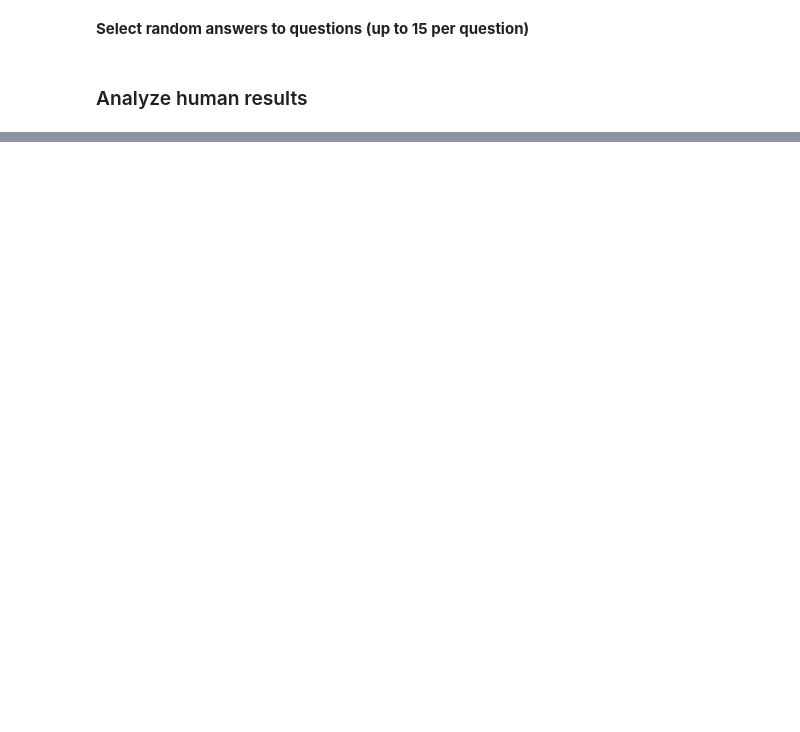
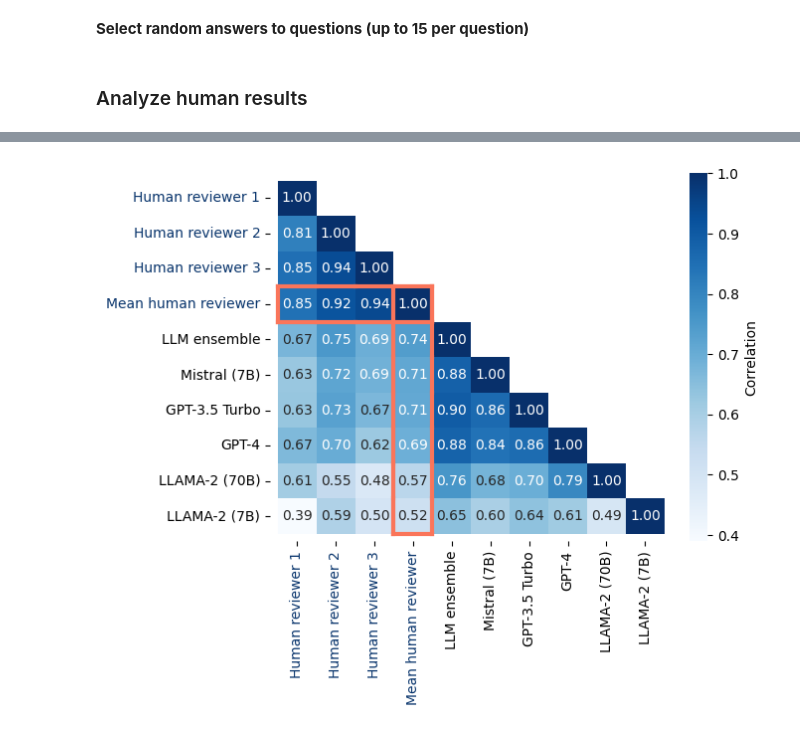
Before and after one commit to csinva/pedidose-efic-analysis, a Jupyter notebook: notebooks/01_sentiment_site_level.ipynb, the cells around one changed output, grey strips where cells are left out. Saved outputs shown, nothing was run; the diff lists cells and outputs as text; code cells hidden in the pictures; blank space fills up the shorter version.

```diff
--- a/notebooks/01_sentiment_site_level.ipynb
+++ b/notebooks/01_sentiment_site_level.ipynb
@@ -463,7 +488,7 @@ rename = {
     'Human 1': 'Human reviewer 1',
     'Human 2': 'Human reviewer 2',
     'Human 3': 'Human reviewer 3',
-    'Human ensemble': 'Human reviewer ensemble',
+    'Human ensemble': 'Mean human reviewer',
 }
 corr_df = corr_df.rename(columns=rename, index=rename)
 ax = sns.heatmap(
@@ -511,33 +536,35 @@ for r in range(0, 4):
     cx = c + coffset
     # if c == 2:
     plt.plot([rx - 0.5, rx + 0.5],
              [cx - 0.5, cx - 0.5], **kwargs)
     # if c == shape[1] - 1:
     plt.plot([rx - 0.5, rx + 0.5],
              [cx + 0.5, cx + 0.5], **kwargs)
     if r == 0:
         plt.plot([rx - 0.5, rx - 0.5],
                  [cx - 0.5, cx + 0.5], **kwargs)
     if r == 3:
         plt.plot([rx + 0.5, rx + 0.5],
                  [cx - 0.5, cx + 0.5], **kwargs)
 
 # set the color of first three xticklabels and yticklabels to blue
 for i, t in enumerate(ax.get_xticklabels()):
     if i < 4:
         t.set_color('#08346c')
 for i, t in enumerate(ax.get_yticklabels()):
     if i < 4:
         t.set_color('#08346c')
 
 
 plt.xlim(-.2, shape[0])
 plt.ylim(shape[1] + 0.2, -.2)
 # plt.ylabel('Annotator')
 # plt.xlabel('Annotator')
 plt.savefig('../figs/sentiment_correlation.pdf', bbox_inches='tight')
 plt.savefig('../figs/sentiment_correlation.png', bbox_inches='tight', dpi=300)
 plt.show()
+# %% [output]
+[figure, added]
 # %%
 vals = corr_df.loc['Annotator ensemble', [
     'Annotator 1', 'Annotator 2', 'Annotator 3']]
```
Also changed, not shown: parts of 5 cells of this notebook, 1 other file.
